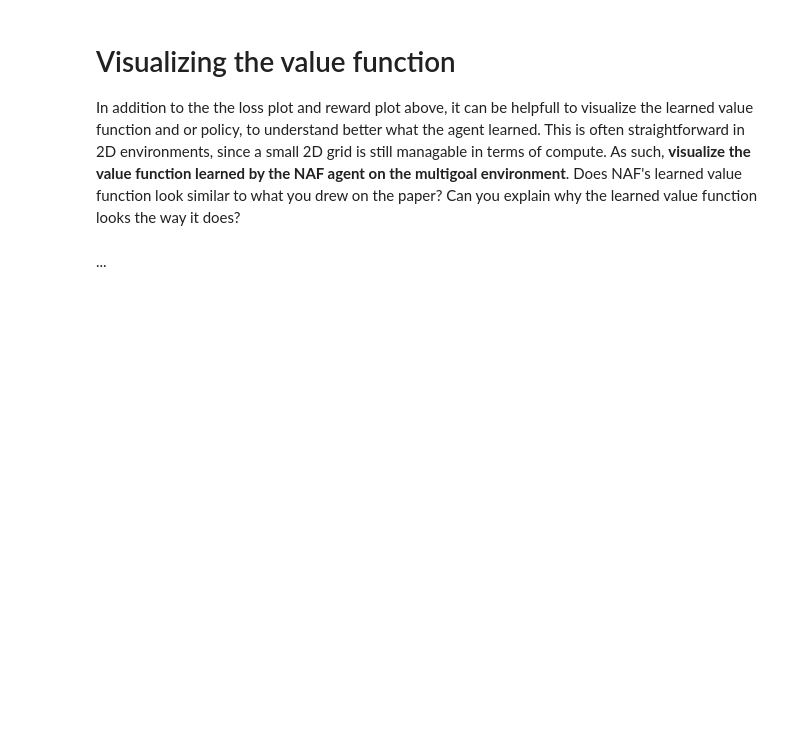
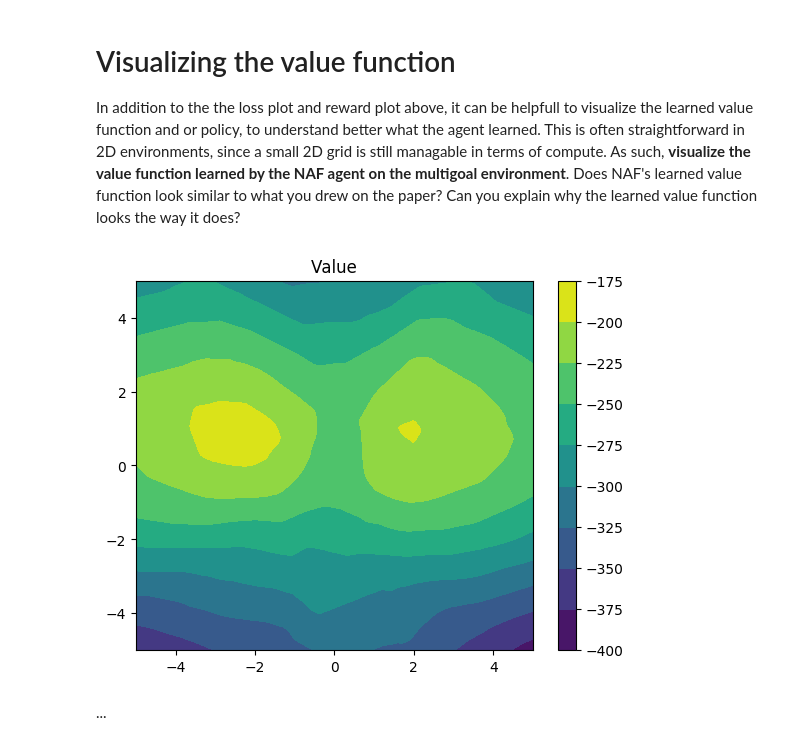
Before and after one commit to hitqshao/wasp_rl, a Jupyter notebook: wasp-rl-lab-naf-sql-master/Lab.ipynb, the cells around one changed output. Drawn from its saved outputs; the diff is of its cells as text; code cells hidden in the pictures; blank space fills up the shorter version.

```diff
--- a/wasp-rl-lab-naf-sql-master/Lab.ipynb
+++ b/wasp-rl-lab-naf-sql-master/Lab.ipynb
@@ -339,6 +362,43 @@ Total reward train episode 199: -3638.8271694134232
 In addition to the the loss plot and reward plot above, it can be helpfull to visualize the learned value function and or policy, to understand better what the agent learned. This is often straightforward in 2D environments, since a small 2D grid is still managable in terms of compute. As such, **visualize the value function learned by the NAF agent on the multigoal environment**. Does NAF's learned value function look similar to what you drew on the paper? Can you explain why the learned value function looks the way it does?
 # %%
 # YOUR CODE HERE
+def getV(naf_agent,env,x,y):
+    """
+    Runs one episode and does a batch update after each step.
+        """
+    obs, info = env.reset()
+    done = False
+    truncated = False
+    total_reward = 0
+
+    xy=torch.tensor([x, y],dtype=torch.float32)
+    #print(xy.type(),xy)
+    _, q_dict, v_dict, action = naf_agent.naf_net(xy)
+
+    return v_dict.item()
+
+xlist = np.linspace(-5, 5, 200)
+ylist = np.linspace(-5, 5, 200)
+X, Y = np.meshgrid(xlist, ylist)
+Z = X+Y
+
+x_idx = 0
+for x in xlist:
+    y_idx = 0
+    for y in ylist:
+        Z[x_idx][y_idx] = getV(naf_agent,multigoal_env,x,y)
+        y_idx += 1
+    x_idx += 1
+
+fig,ax=plt.subplots(1,1)
+cp = ax.contourf(X, Y, Z)
+fig.colorbar(cp) # Add a colorbar to a plot
+ax.set_title('Value')
+#ax.set_xlabel('x (cm)')
+#ax.set_ylabel('value')
+plt.show()
+# %% [output]
+[figure, added]
 # %% [markdown]
 ...
 # %% [markdown]
```
Also changed, not shown: parts of 13 cells of this notebook.
